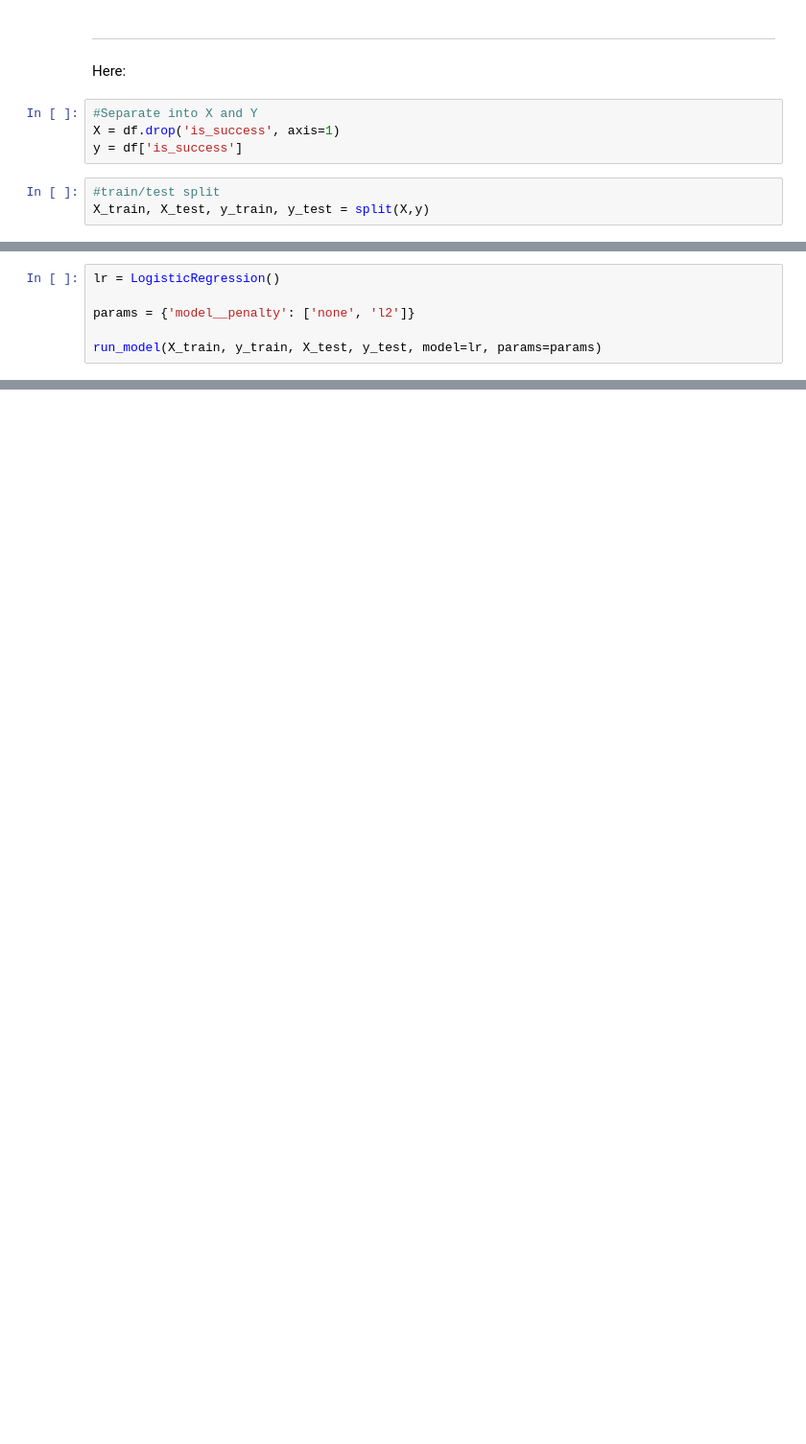
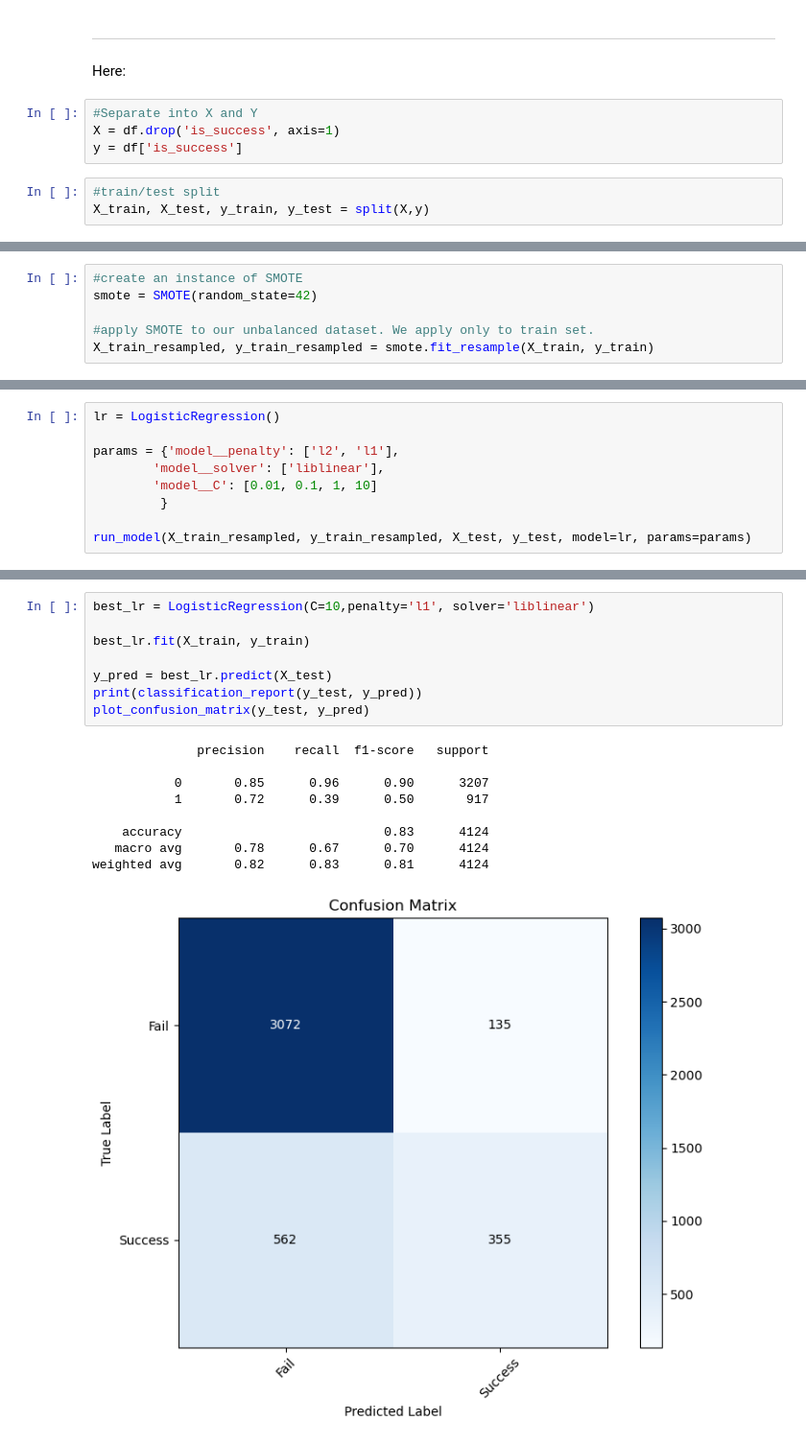
Before and after one commit to JulietteDegoul/FinalProject, a Jupyter notebook: IndiePyGo_Modelling_Streamlined.ipynb, the cells around one changed output, grey strips where cells are left out. Shown at 96% size. Saved outputs shown, nothing was run; the diff lists cells and outputs as text; blank space fills up the shorter version.

```diff
--- a/IndiePyGo_Modelling_Streamlined.ipynb
+++ b/IndiePyGo_Modelling_Streamlined.ipynb
@@ -172,0 +396,6 @@ Time taken to run: 0.6 minutes
+# %%
+#create an instance of SMOTE
+smote = SMOTE(random_state=42)
+
+#apply SMOTE to our unbalanced dataset. We apply only to train set.
+X_train_resampled, y_train_resampled = smote.fit_resample(X_train, y_train)
@@ -173,7 +412,10 @@ Time taken to run: 0.6 minutes
 # %%
 lr = LogisticRegression()
 
-params = {'model__penalty': ['none', 'l2']}
+params = {'model__penalty': ['l2', 'l1'],
+        'model__solver': ['liblinear'],
+        'model__C': [0.01, 0.1, 1, 10]
+         }
 
-run_model(X_train, y_train, X_test, y_test, model=lr, params=params)
+run_model(X_train_resampled, y_train_resampled, X_test, y_test, model=lr, params=params)
 # %% [output]
@@ -193,0 +439,18 @@ Time taken to run: 0.0 minutes
+# %%
+best_lr = LogisticRegression(C=10,penalty='l1', solver='liblinear')
+
+best_lr.fit(X_train, y_train)
+
+y_pred = best_lr.predict(X_test)
+print(classification_report(y_test, y_pred))
+plot_confusion_matrix(y_test, y_pred)
+# %% [output]
+              precision    recall  f1-score   support
+
+           0       0.85      0.96      0.90      3207
+           1       0.72      0.39      0.50       917
+
+    accuracy                           0.83      4124
+   macro avg       0.78      0.67      0.70      4124
+weighted avg       0.82      0.83      0.81      4124
+[figure, added]
```
Also changed, not shown: parts of 30 cells of this notebook, 5 other files.
